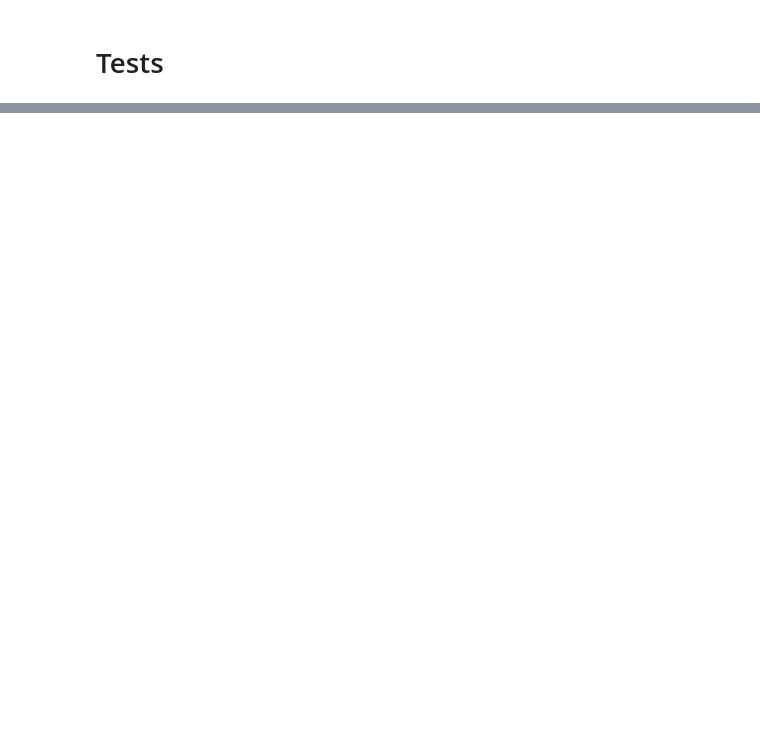
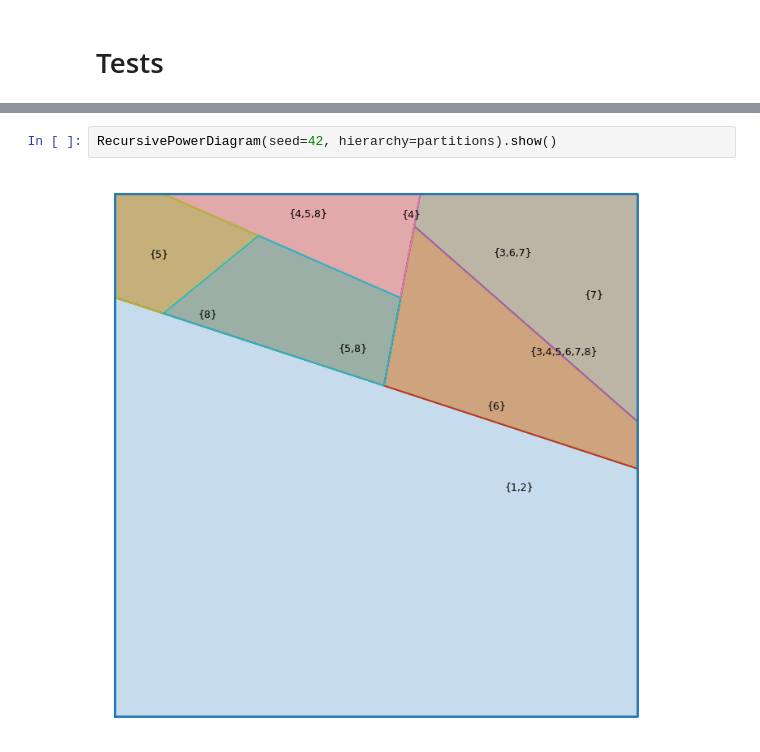
Before and after one commit to IsaacFigNewton/dag2laguerre, a Jupyter notebook: Voronoi_Power_Diagram_View.ipynb, the cells around one changed output, grey strips where cells are left out. Cells and saved outputs as stored; diff of their text form; blank space fills up the shorter version.

```diff
--- a/Voronoi_Power_Diagram_View.ipynb
+++ b/Voronoi_Power_Diagram_View.ipynb
@@ -879,0 +618,4 @@ Plotter(DiagramConfig()).plot(nested)
+# %%
+RecursivePowerDiagram(seed=42, hierarchy=partitions).show()
+# %% [output]
+[figure, added]
```
Also changed, not shown: parts of 15 cells of this notebook.
